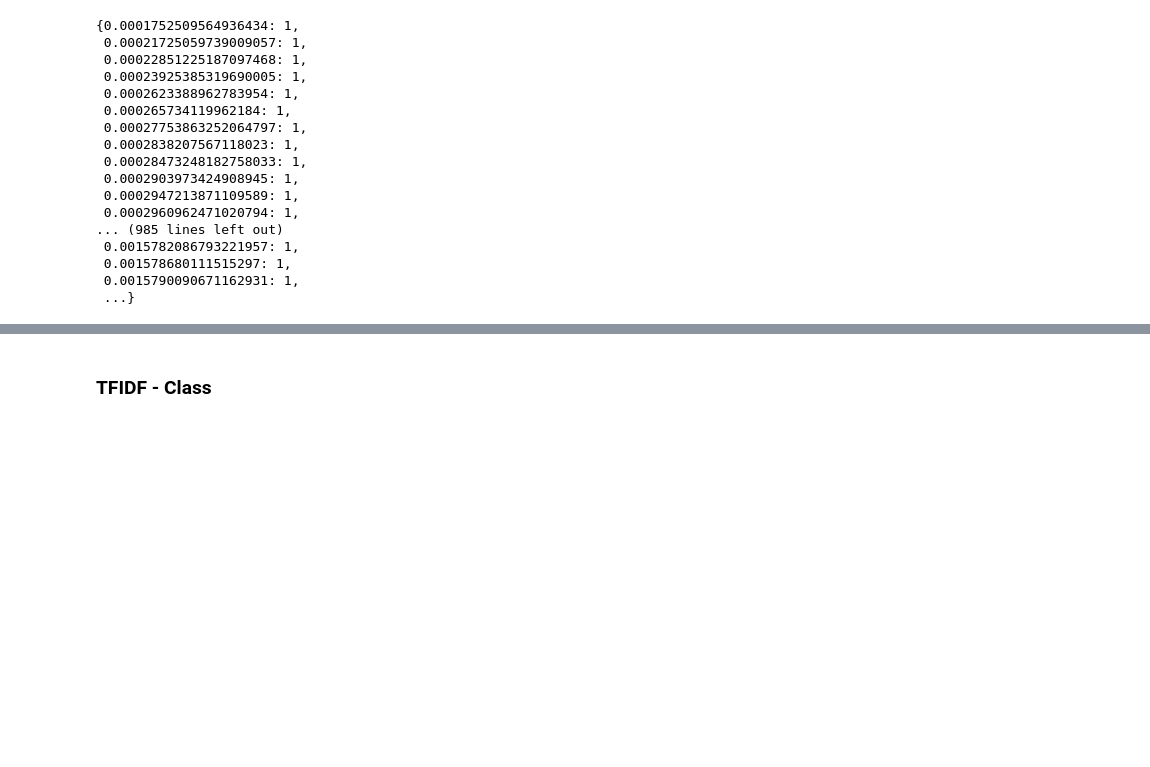
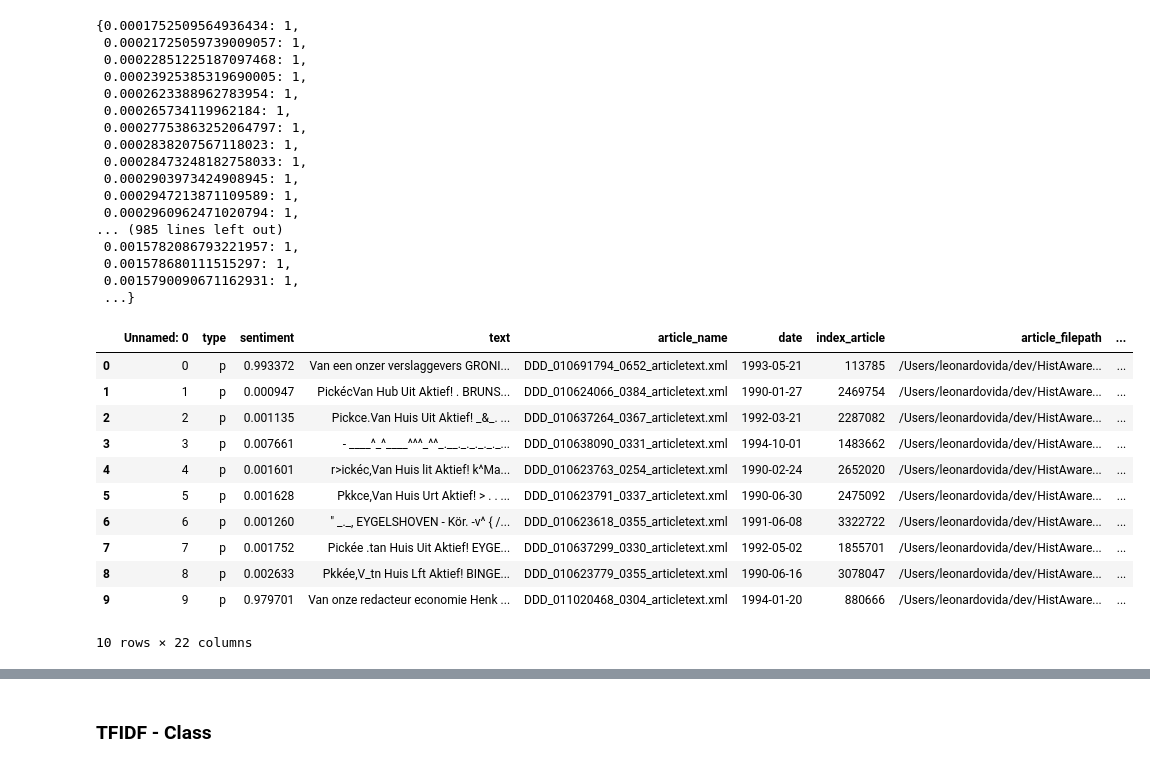
Before and after one commit to UtrechtUniversity/hist-aware, a Jupyter notebook: notebooks/similarity_nb_tfidf.ipynb, the cells around one changed output, grey strips where cells are left out. Cells and saved outputs as stored; diff of their text form; code cells hidden in the pictures; blank space fills up the shorter version.

```diff
--- a/notebooks/similarity_nb_tfidf.ipynb
+++ b/notebooks/similarity_nb_tfidf.ipynb
@@ -337,6 +317,20 @@ dict(zip(unique, counts))
  0.0015790090671162931: 1,
  ...}
 # %%
-test_df["sentiment"] = y_test
+test_df["sentiment"] = y_test[:, 1]
+test_df.head(10)
+# %% [output]
+|  | Unnamed: 0 | type | sentiment | text | article_name | date | index_article | article_filepath | ... |
+| 0 | 0 | p | 0.993372 | Van een onzer verslaggevers GRONI... | DDD_010691794_0652_articletext.xml | 1993-05-21 | 113785 | /Users/leonardovida/dev/HistAware... | ... |
+| 1 | 1 | p | 0.000947 | PickécVan Hub Uit Aktief! . BRUNS... | DDD_010624066_0384_articletext.xml | 1990-01-27 | 2469754 | /Users/leonardovida/dev/HistAware... | ... |
+| 2 | 2 | p | 0.001135 | Pickce.Van Huis Uit Aktief! _&_. ... | DDD_010637264_0367_articletext.xml | 1992-03-21 | 2287082 | /Users/leonardovida/dev/HistAware... | ... |
+| 3 | 3 | p | 0.007661 | - ____^_^____^^^_^^_.__._._._._._... | DDD_010638090_0331_articletext.xml | 1994-10-01 | 1483662 | /Users/leonardovida/dev/HistAware... | ... |
+| 4 | 4 | p | 0.001601 | r>ickéc,Van Huis lit Aktief! k^Ma... | DDD_010623763_0254_articletext.xml | 1990-02-24 | 2652020 | /Users/leonardovida/dev/HistAware... | ... |
+| 5 | 5 | p | 0.001628 | Pkkce,Van Huis Urt Aktief! > . . ... | DDD_010623791_0337_articletext.xml | 1990-06-30 | 2475092 | /Users/leonardovida/dev/HistAware... | ... |
+| 6 | 6 | p | 0.001260 | " _._, EYGELSHOVEN - Kör. -v^ { /... | DDD_010623618_0355_articletext.xml | 1991-06-08 | 3322722 | /Users/leonardovida/dev/HistAware... | ... |
+| 7 | 7 | p | 0.001752 | Pickée .tan Huis Uit Aktief! EYGE... | DDD_010637299_0330_articletext.xml | 1992-05-02 | 1855701 | /Users/leonardovida/dev/HistAware... | ... |
+| 8 | 8 | p | 0.002633 | Pkkée,V_tn Huis Lft Aktief! BINGE... | DDD_010623779_0355_articletext.xml | 1990-06-16 | 3078047 | /Users/leonardovida/dev/HistAware... | ... |
+| 9 | 9 | p | 0.979701 | Van onze redacteur economie Henk ... | DDD_011020468_0304_articletext.xml | 1994-01-20 | 880666 | /Users/leonardovida/dev/HistAware... | ... |
+10 rows × 22 columns
 # %%
 pd.set_option('display.max_colwidth', None)
```
Also changed, not shown: parts of 11 cells of this notebook, 6 other files.
